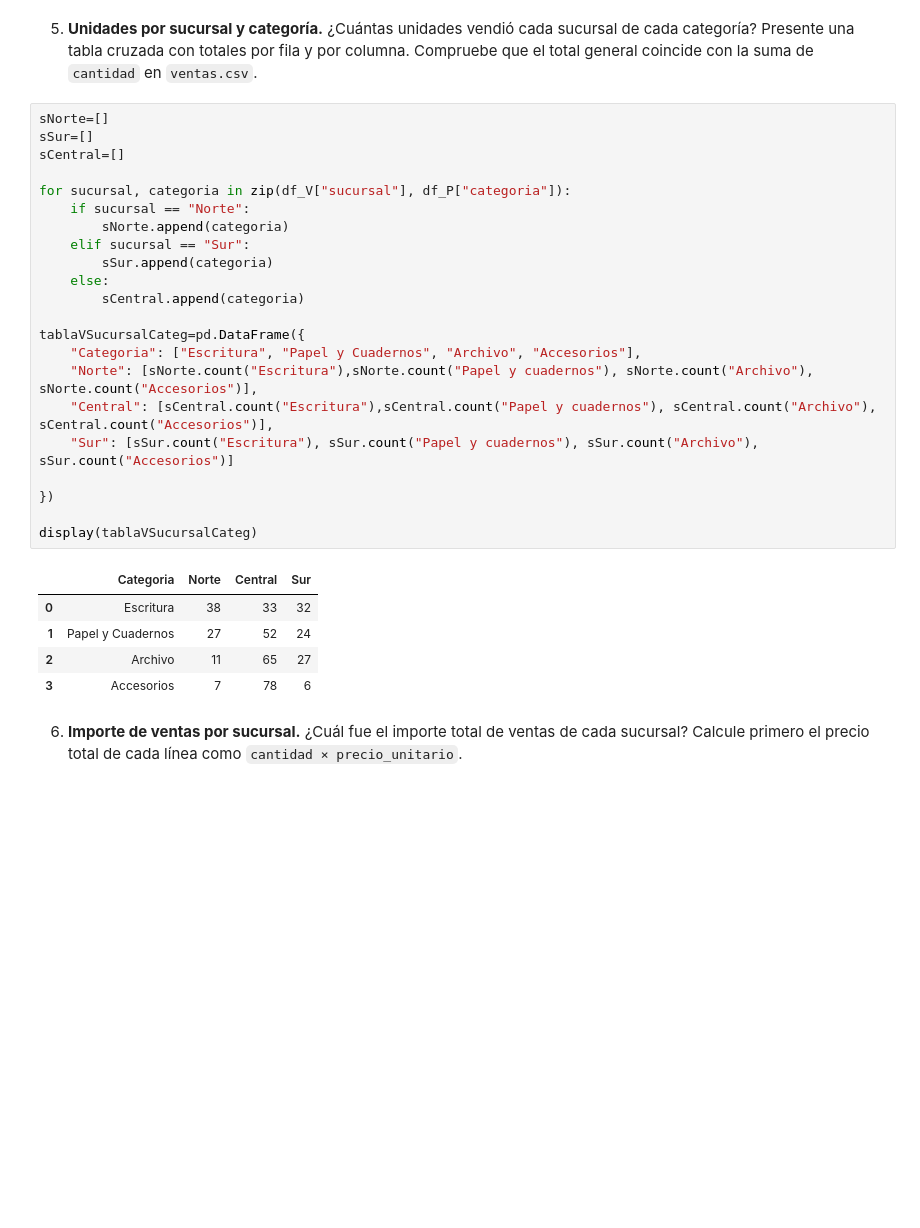
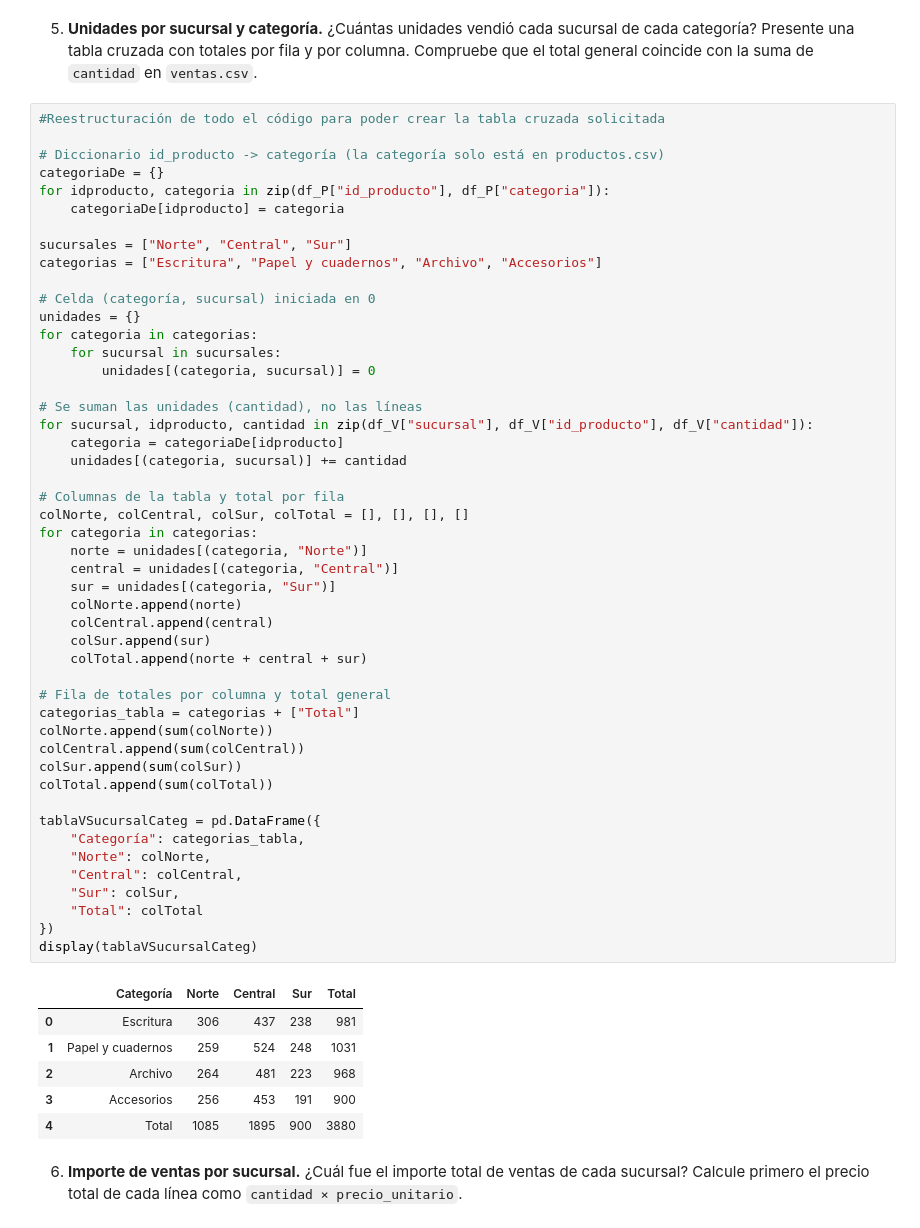
Before and after one commit to emilygabrielagarrido2007-spec/Tareas---Introduccion-a-sistemas-de-informacion, a Jupyter notebook: ExamenCorreccion_1bim.ipynb, the cells around one changed output. Cells and saved outputs as stored; diff of their text form; blank space fills up the shorter version.

```diff
--- a/ExamenCorreccion_1bim.ipynb
+++ b/ExamenCorreccion_1bim.ipynb
@@ -226,33 +245,60 @@ display(tablaListaCat)
 # %% [markdown]
 5. **Unidades por sucursal y categoría.** ¿Cuántas unidades vendió cada sucursal de cada categoría? Presente una tabla cruzada con totales por fila y por columna. Compruebe que el total general coincide con la suma de `cantidad` en `ventas.csv`.
 # %%
-sNorte=[]
-sSur=[]
-sCentral=[]
+#Reestructuración de todo el código para poder crear la tabla cruzada solicitada
 
-for sucursal, categoria in zip(df_V["sucursal"], df_P["categoria"]):
-    if sucursal == "Norte":
-        sNorte.append(categoria)
-    elif sucursal == "Sur":
-        sSur.append(categoria)
-    else:
-        sCentral.append(categoria)
+# Diccionario id_producto -> categoría (la categoría solo está en productos.csv)
+categoriaDe = {}
+for idproducto, categoria in zip(df_P["id_producto"], df_P["categoria"]):
+    categoriaDe[idproducto] = categoria
 
-tablaVSucursalCateg=pd.DataFrame({
-    "Categoria": ["Escritura", "Papel y Cuadernos", "Archivo", "Accesorios"],
-    "Norte": [sNorte.count("Escritura"),sNorte.count("Papel y cuadernos"), sNorte.count("Archivo"), sNorte.count("Accesorios")],
-    "Central": [sCentral.count("Escritura"),sCentral.count("Papel y cuadernos"), sCentral.count("Archivo"), sCentral.count("Accesorios")],
-    "Sur": [sSur.count("Escritura"), sSur.count("Papel y cuadernos"), sSur.count("Archivo"), sSur.count("Accesorios")]
+sucursales = ["Norte", "Central", "Sur"]
+categorias = ["Escritura", "Papel y cuadernos", "Archivo", "Accesorios"]
 
+# Celda (categoría, sucursal) iniciada en 0
+unidades = {}
+for categoria in categorias:
+    for sucursal in sucursales:
+        unidades[(categoria, sucursal)] = 0
+
+# Se suman las unidades (cantidad), no las líneas
+for sucursal, idproducto, cantidad in zip(df_V["sucursal"], df_V["id_producto"], df_V["cantidad"]):
+    categoria = categoriaDe[idproducto]
+    unidades[(categoria, sucursal)] += cantidad
+
+# Columnas de la tabla y total por fila
+colNorte, colCentral, colSur, colTotal = [], [], [], []
+for categoria in categorias:
+    norte = unidades[(categoria, "Norte")]
+    central = unidades[(categoria, "Central")]
+    sur = unidades[(categoria, "Sur")]
+    colNorte.append(norte)
+    colCentral.append(central)
+    colSur.append(sur)
+    colTotal.append(norte + central + sur)
+
+# Fila de totales por columna y total general
+categorias_tabla = categorias + ["Total"]
+colNorte.append(sum(colNorte))
+colCentral.append(sum(colCentral))
+colSur.append(sum(colSur))
+colTotal.append(sum(colTotal))
+
+tablaVSucursalCateg = pd.DataFrame({
+    "Categoría": categorias_tabla,
+    "Norte": colNorte,
+    "Central": colCentral,
+    "Sur": colSur,
+    "Total": colTotal
 })
-
 display(tablaVSucursalCateg)
 # %% [output]
-|  | Categoria | Norte | Central | Sur |
-| 0 | Escritura | 38 | 33 | 32 |
-| 1 | Papel y Cuadernos | 27 | 52 | 24 |
-| 2 | Archivo | 11 | 65 | 27 |
-| 3 | Accesorios | 7 | 78 | 6 |
+|  | Categoría | Norte | Central | Sur | Total |
+| 0 | Escritura | 306 | 437 | 238 | 981 |
+| 1 | Papel y cuadernos | 259 | 524 | 248 | 1031 |
+| 2 | Archivo | 264 | 481 | 223 | 968 |
+| 3 | Accesorios | 256 | 453 | 191 | 900 |
+| 4 | Total | 1085 | 1895 | 900 | 3880 |
 # %% [markdown]
 6. **Importe de ventas por sucursal.** ¿Cuál fue el importe total de ventas de cada sucursal? Calcule primero el precio total de cada línea como `cantidad × precio_unitario`.
 # %%
```
Also changed, not shown: parts of 10 cells of this notebook.
